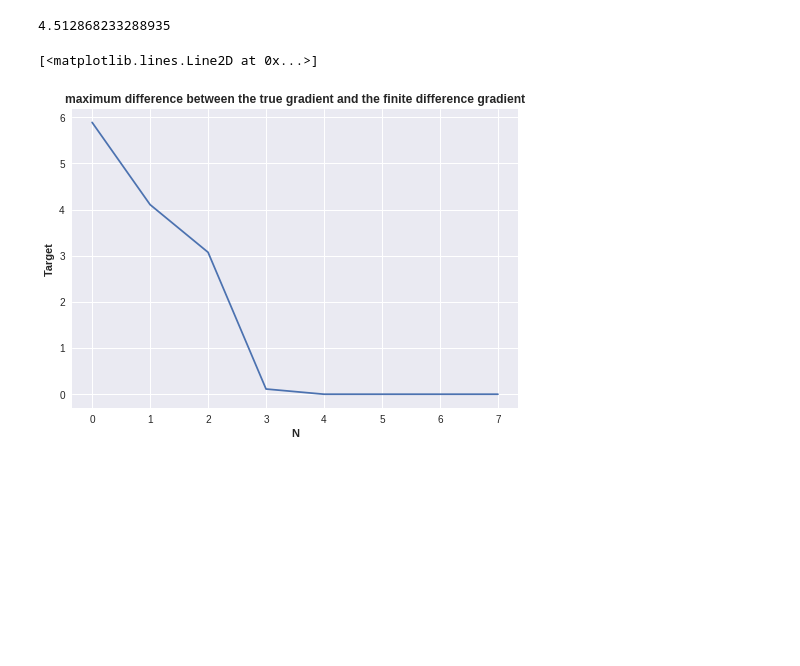
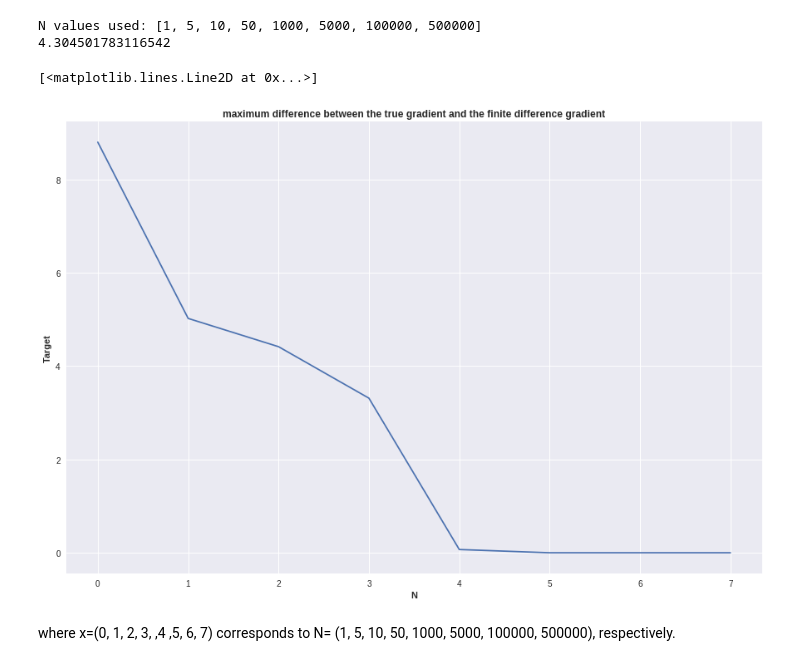
Before and after one commit to LiamMa/IFT6135-Assignment-1, a Jupyter notebook: A1_1_Jin.ipynb, the cells around one changed output. Cells and saved outputs as stored; diff of their text form; code cells hidden in the pictures; blank space fills up the shorter version.

```diff
--- a/A1_1_Jin.ipynb
+++ b/A1_1_Jin.ipynb
@@ -50,17 +65,20 @@ OUTPUT_DIM = 10
 class NN(object):
 
 
-    def __init__(self,hidden_dims=[1024,2048],n_hidden=2,init='Normal',activate='relu'):
+    def __init__(self,hidden_dims=[666,666],n_hidden=2,init='Normal',activate='relu'):
         self.dims = [INPUT_DIM,] + hidden_dims + [OUTPUT_DIM,]
         self.weights = []
         self.biases  = []
         self.init = init
         self.activate = activate
 
-        self.initialize_weights(n_hidden, self.dims)
+        self.initialize_weights()
 
 
-    def initialize_weights(self, n_hidden, dims):
+    def initialize_weights(self):
+        '''
+        init weights of all layers according to self.init
+        '''
         init_method = None
         if self.init == 'Zero':
             init_method = lambda x, y: np.zeros((x,y))
@@ -71,12 +89,12 @@ class NN(object):
         else:
             raise Exception('Choose right initialization method.')
 
-        for (inputs, outputs) in zip(dims[:-1], dims[1:]):
+        for (inputs, outputs) in zip(self.dims[:-1], self.dims[1:]):
             self.weights.append(init_method(inputs, outputs))
             self.biases.append(np.zeros(outputs))
 
 
-    def activation(self,inputs):
+    def activation(self, inputs):
         if self.activate == 'relu':
             inputs[inputs < 0] = 0
             return inputs
@@ -86,9 +104,9 @@ class NN(object):
 
     def loss(self, pred, labels):
         '''
-        Negative log likelihood
+        cross entropy loss
         '''
-        ls = np.nan_to_num(np.log(pred))
+        ls = np.nan_to_num(np.log(pred+1e-8))
         ls = - np.sum(labels * ls)
         return ls / pred.shape[0]
 
@@ -96,8 +114,8 @@ class NN(object):
     def forward(self, inputs, labels):
         a_k = None
         h_k = inputs
-        a = []
-        h = [h_k]
+        a   = []
+        h   = [h_k]
         for (W, b) in zip(self.weights[:-1], self.biases[:-1]):
             a_k = np.dot(h_k, W) + b
             h_k = self.activation(a_k)
@@ -157,7 +175,6 @@ class NN(object):
         l_acc = []
         l_ls  = []
         for ep in range(1, epochs+1):
-            print('Epoch',ep,':')
             for (batch_x, batch_y) in data_iter(data, batch_size):
                 y_pred, ls, cache = self.forward(batch_x, batch_y)
                 grads = self.backward(cache, batch_y, ls)
@@ -177,6 +194,9 @@ class NN(object):
 
 
     def activate_grad(self,inputs):
+        '''
+        derivatives of activation function
+        '''
         if self.activate == 'relu':
             inputs[inputs > 0] = 1
             inputs[inputs < 0] = 0
@@ -247,46 +307,49 @@ KeyboardInterrupt: ignored
 # %%
-#
 nn5 = NN(hidden_dims=[666,666],n_hidden=2,init='Glorot')
 i_value = [0,1,3,5]
 k_value = [1,5]
 N_value = [k*10**i for i in i_value for k in k_value]
+print('N values used:', N_value)
 p = 10
 
-
+# obtain one data point
+np.random.seed(0)
 data_number = np.random.randint(0,X_train.shape[0])
 X, y = X_train[data_number,:].reshape(1,-1), y_train[data_number,:].reshape(1,-1)
-X[:p,0] = 100
+X[0,0] = 100
+
+# compute forward and backward prop and the gradient
 y_hat, ls, cache = nn5.forward(X,y)
 print(ls)
 grad_W, grad_b = nn5.backward(cache, y, ls)
-
 grad_theta = grad_W[0][0,:p]
 
 res = []
 
 for N in N_value:
     epsilon = 1 / N
     grad_diff = np.zeros(p)
     for i in range(p):
-
+        # compute L(+epsilon)
         nn5.weights[0][0,i] += epsilon
         _, L_plus, _ = nn5.forward(X,y)
-
+        # compute L(-epsilon)
         nn5.weights[0][0,i] -= 2*epsilon
         _, L_minus,_ = nn5.forward(X,y)
-
+        # recover weight
         nn5.weights[0][0,i] += epsilon
-
+        # Finite Difference
         grad_diff[i] = (L_plus/epsilon-L_minus/epsilon) / 2
     res.append(np.max(np.abs(grad_theta - grad_diff)))
 
 plt.xlabel('N', weight='bold')
 plt.ylabel('Target', weight='bold')
 plt.title('maximum difference between the true gradient and the ﬁnite difference gradient', weight='bold')
 plt.plot(np.arange(len(res)), res)
 # %% [output]
-4.512868233288935
+N values used: [1, 5, 10, 50, 1000, 5000, 100000, 500000]
+4.304501783116542
 [<matplotlib.lines.Line2D at 0x...>]
-[figure, old version]
+[figure, new version]
-# %% [markdown]
-#
+# %% [markdown]
+where x=(0, 1, 2, 3, ,4 ,5, 6, 7) corresponds to N= (1, 5, 10, 50, 1000, 5000, 100000, 500000), respectively.
```
Also changed, not shown: parts of 11 cells of this notebook.
